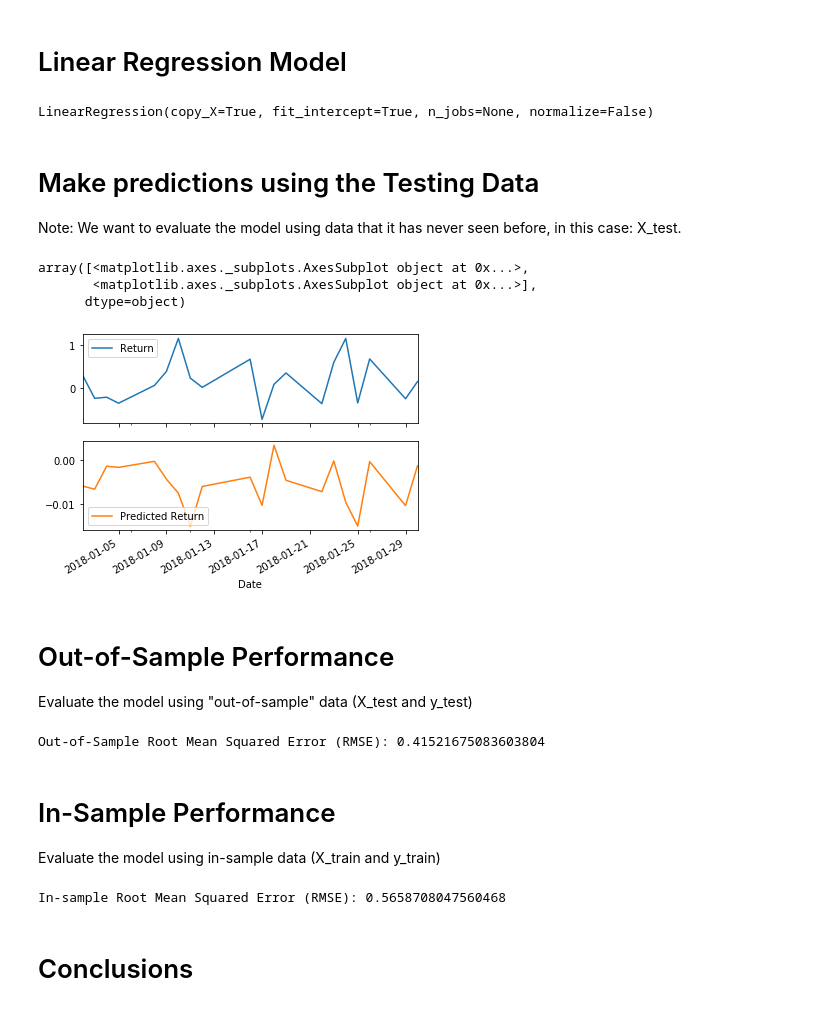
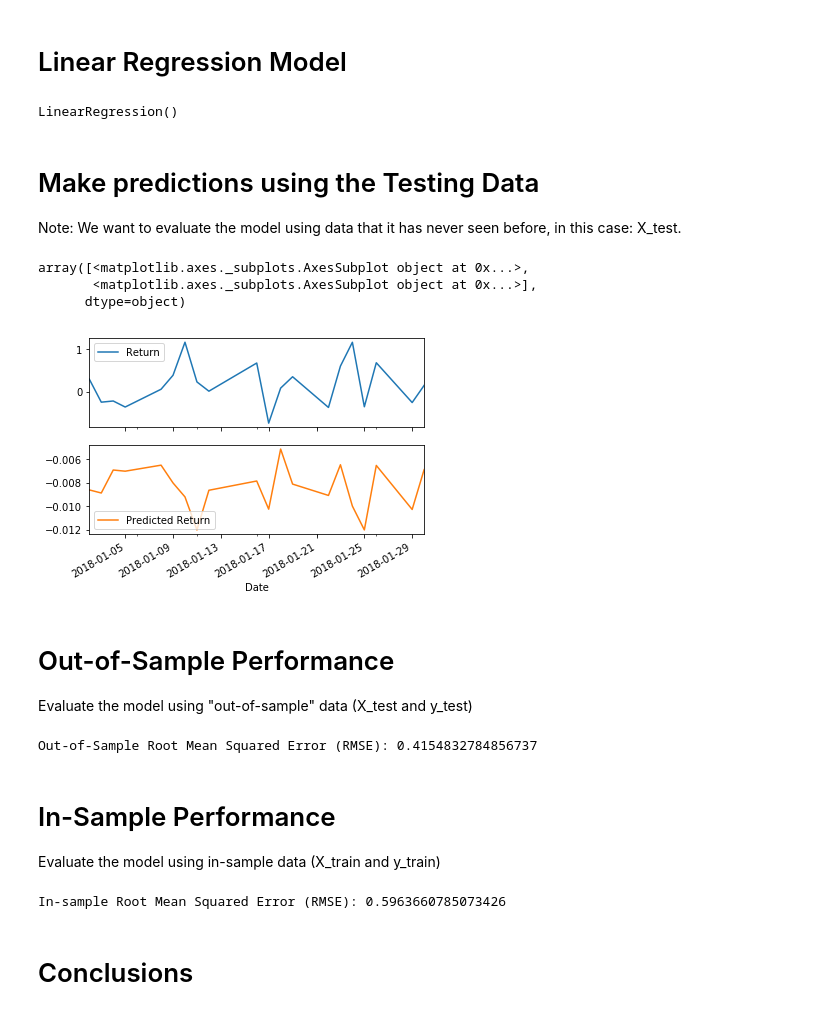
Before and after one commit to tabenny/time_series_analysis, a Jupyter notebook: regression_analysis.ipynb, the cells around one changed output. Cells and saved outputs as stored; diff of their text form; code cells hidden in the pictures.

```diff
--- a/regression_analysis.ipynb
+++ b/regression_analysis.ipynb
@@ -73,5 +90,8 @@ test = yen_futures['2018':]
 # Create four dataframes:
 # X_train (training set using just the independent variables), X_test (test set of of just the independent variables)
 # Y_train (training set using just the "y" variable, i.e., "Futures Return"), Y_test (test set of just the "y" variable):
-# YOUR CODE HERE!
+X_train = train["Lagged_Return"].to_frame()
+Y_train = train["Return"]
+X_test = test["Lagged_Return"].to_frame()
+Y_test = test["Return"]
 # %%
@@ -98,27 +121,31 @@ X_train
 from sklearn.linear_model import LinearRegression
 
 # Fit a SKLearn linear regression using just the training set (X_train, Y_train):
-# YOUR CODE HERE!
+model_linear = LinearRegression()
+model_linear.fit(X_train, Y_train)
 # %% [output]
-LinearRegression(copy_X=True, fit_intercept=True, n_jobs=None, normalize=False)
+LinearRegression()
 # %% [markdown]
 # Make predictions using the Testing Data
 
 Note: We want to evaluate the model using data that it has never seen before, in this case: X_test.
 # %%
 # Make a prediction of "y" values using just the test dataset
-# YOUR CODE HERE!
+predictions_y = model_linear.predict(X_test)
 # %%
 # Assemble actual y data (Y_test) with predicted y data (from just above) into two columns in a dataframe:
-# YOUR CODE HERE!
+Results_y = Y_test.to_frame()
+Results_y["Predicted Return"] = predictions_y
 # %%
 # Plot the first 20 predictions vs the true values
-# YOUR CODE HERE!
+
+#take the first 20
+Results_y[:20].plot(subplots=True)
 # %% [output]
 array([<matplotlib.axes._subplots.AxesSubplot object at 0x...>,
        <matplotlib.axes._subplots.AxesSubplot object at 0x...>],
       dtype=object)
-[figure, old version]
+[figure, new version]
 # %% [markdown]
 # Out-of-Sample Performance
 
@@ -126,30 +153,30 @@ Evaluate the model using "out-of-sample" data (X_test and y_test)
 # %%
 from sklearn.metrics import mean_squared_error
 # Calculate the mean_squared_error (MSE) on actual versus predicted test "y"
-# YOUR CODE HERE!
-
+mse_results = mean_squared_error(Results_y["Return"], Results_y["Predicted Return"])
 # Using that mean-squared-error, calculate the root-mean-squared error (RMSE):
-# YOUR CODE HERE!
+out_of_sample_rmse = np.sqrt(mse_results)
+print(f"Out-of-Sample Root Mean Squared Error (RMSE): {out_of_sample_rmse}")
 # %% [output]
-Out-of-Sample Root Mean Squared Error (RMSE): 0.41521675083603804
+Out-of-Sample Root Mean Squared Error (RMSE): 0.4154832784856737
 # %% [markdown]
 # In-Sample Performance
 
 Evaluate the model using in-sample data (X_train and y_train)
 # %%
 # Construct a dataframe using just the "y" training data:
-# YOUR CODE HERE!
-
+in_sample_results = Y_train.to_frame()
 # Add a column of "in-sample" predictions to that dataframe:
-# YOUR CODE HERE!
-
-# Calculate in-sample mean_squared_error (for comparison to out-of-sample)
-# YOUR CODE HERE!
-
+in_sample_results["In-sample Predictions"] = model_linear.predict(X_train)# Calculate in-sample mean_squared_error (for comparison to out-of-sample)
+in_sample_mse = mean_squared_error(
+    in_sample_results["Return"],
+    in_sample_results["In-sample Predictions"]
+)
 # Calculate in-sample root mean_squared_error (for comparison to out-of-sample)
-# YOUR CODE HERE!
+in_sample_rmse = np.sqrt(in_sample_mse)
+print(f"In-sample Root Mean Squared Error (RMSE): {in_sample_rmse}")
 # %% [output]
-In-sample Root Mean Squared Error (RMSE): 0.5658708047560468
+In-sample Root Mean Squared Error (RMSE): 0.5963660785073426
 # %% [markdown]
 # Conclusions
 # %% [markdown]
```
Also changed, not shown: parts of 6 cells of this notebook.
